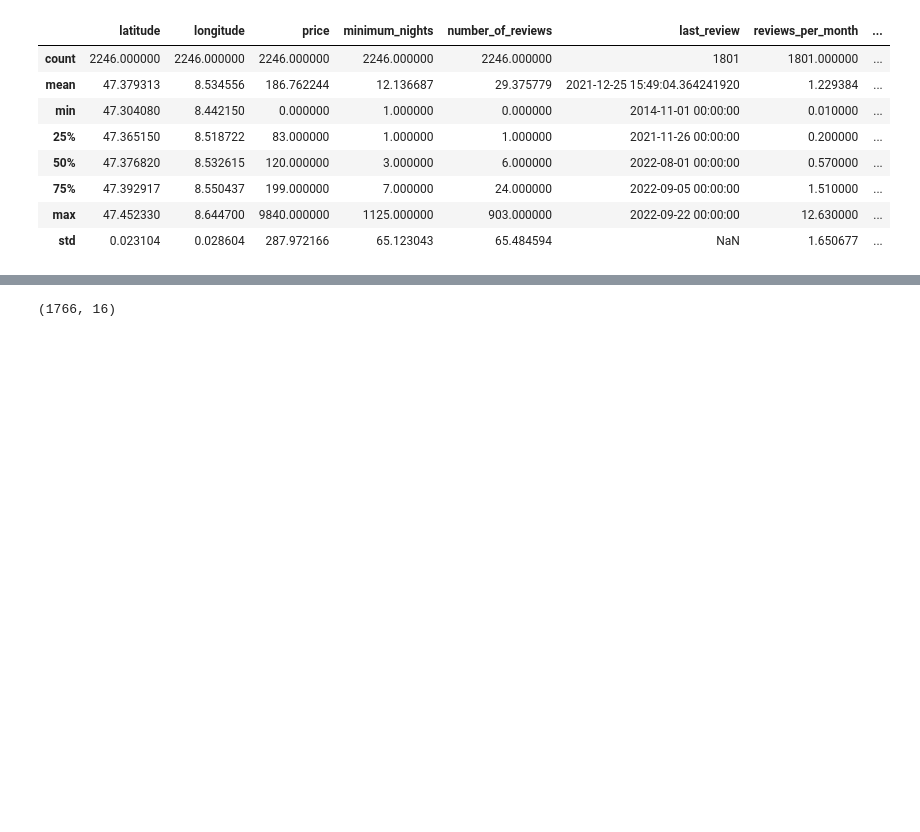
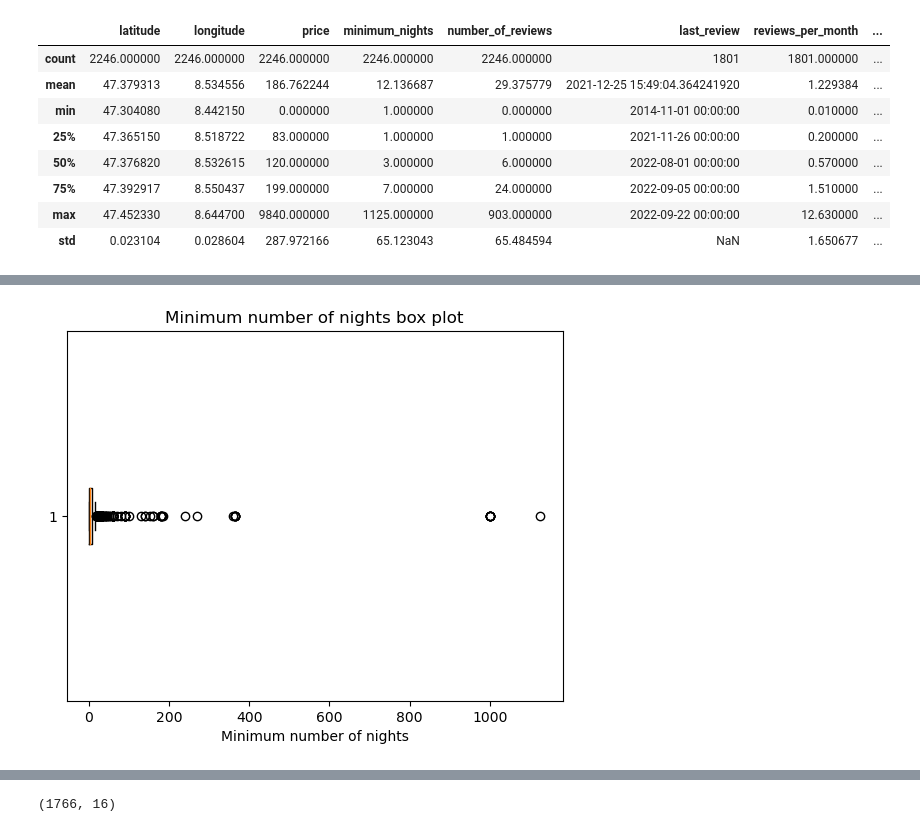
Before and after one commit to ErikBlomsterberg/IVDA, a Jupyter notebook: backend/dataPreprocessing.ipynb, the cells around one changed output, grey strips where cells are left out. Drawn from its saved outputs; the diff is of its cells as text; code cells hidden in the pictures; blank space fills up the shorter version.

```diff
--- a/backend/dataPreprocessing.ipynb
+++ b/backend/dataPreprocessing.ipynb
@@ -86,0 +138,8 @@ dataset.drop("host_id", axis=1).describe()
+# %%
+# Min number of nights
+plt.boxplot(x=dataset['minimum_nights'], vert=False)
+plt.title('Minimum number of nights box plot')
+plt.xlabel('Minimum number of nights')
+plt.show()
+# %% [output]
+[figure, added]
```
Also changed, not shown: parts of 24 cells of this notebook.
